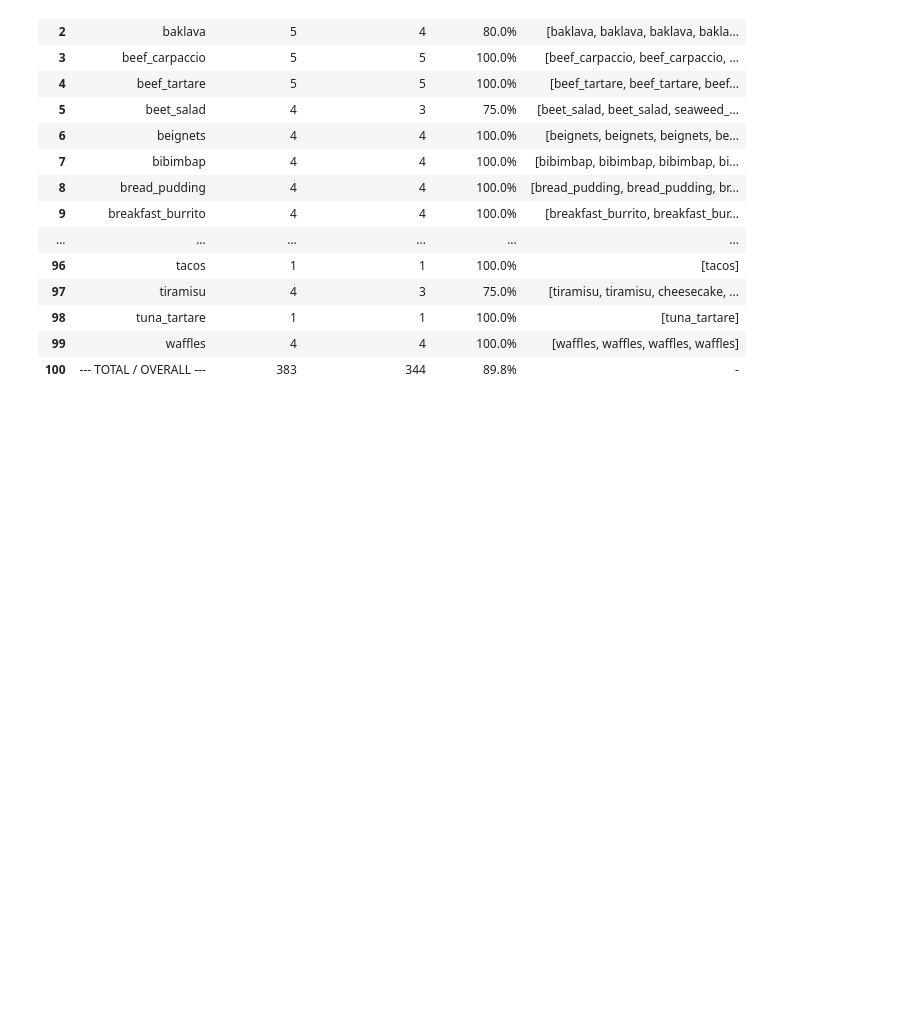
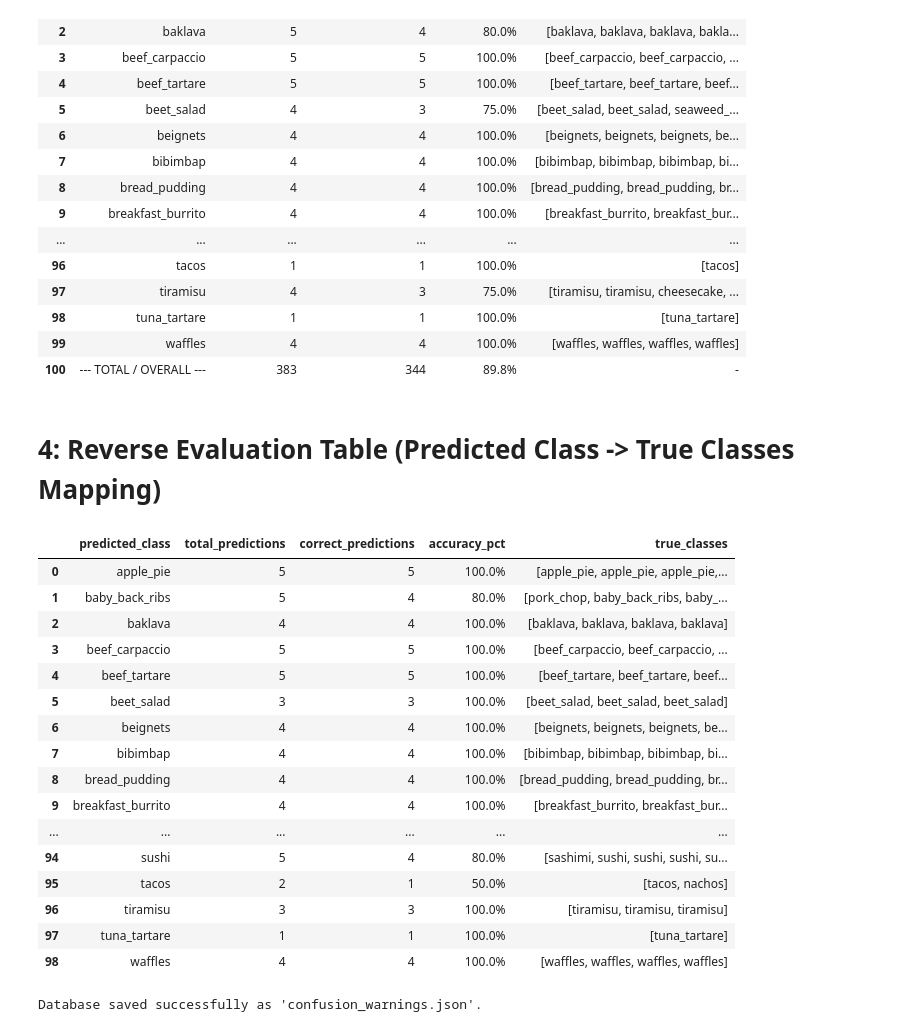
Before and after one commit to lrnzgll/gluten-guard, a Jupyter notebook: notebooks/isabel/predictions_cnt_basic.ipynb, the cells around one changed output. Saved outputs shown, nothing was run; the diff lists cells and outputs as text; code cells hidden in the pictures; blank space fills up the shorter version.

Commit message:
notebook update - creates and merges databases

```diff
--- a/notebooks/isabel/predictions_cnt_basic.ipynb
+++ b/notebooks/isabel/predictions_cnt_basic.ipynb
@@ -199,3 +199,45 @@ with pd.option_context('display.max_rows', None, 'display.max_colwidth', None):
 | 98 | tuna_tartare | 1 | 1 | 100.0% | [tuna_tartare] |
 | 99 | waffles | 4 | 4 | 100.0% | [waffles, waffles, waffles, waffles] |
 | 100 | --- TOTAL / OVERALL --- | 383 | 344 | 89.8% | - |
+# %% [markdown]
+# 4: Reverse Evaluation Table (Predicted Class -> True Classes Mapping)
+# %%
+# Group predictions by the predicted label and aggregate true labels
+predicted_summary = (
+    df_results.groupby("predicted_class")
+    .agg(
+        total_predictions=("true_class", "count"),
+        correct_predictions=("correct", "sum"),
+        accuracy=("correct", "mean"),
+        true_classes=("true_class", list)
+    )
+    .reset_index()
+)
+
+# Format accuracy as percentage
+predicted_summary["accuracy_pct"] = predicted_summary["accuracy"].map("{:.1%}".format)
+
+# Sort alphabetically by predicted class name
+predicted_summary = predicted_summary.sort_values(by="predicted_class", ascending=True)
+
+# Display table showing all rows
+with pd.option_context('display.max_rows', None, 'display.max_colwidth', None):
+    display(predicted_summary[["predicted_class", "total_predictions", "correct_predictions", "accuracy_pct", "true_classes"]])
+# %% [output]
+|  | predicted_class | total_predictions | correct_predictions | accuracy_pct | true_classes |
+| 0 | apple_pie | 5 | 5 | 100.0% | [apple_pie, apple_pie, apple_pie,... |
+| 1 | baby_back_ribs | 5 | 4 | 80.0% | [pork_chop, baby_back_ribs, baby_... |
+| 2 | baklava | 4 | 4 | 100.0% | [baklava, baklava, baklava, baklava] |
+| 3 | beef_carpaccio | 5 | 5 | 100.0% | [beef_carpaccio, beef_carpaccio, ... |
+| 4 | beef_tartare | 5 | 5 | 100.0% | [beef_tartare, beef_tartare, beef... |
+| 5 | beet_salad | 3 | 3 | 100.0% | [beet_salad, beet_salad, beet_salad] |
+| 6 | beignets | 4 | 4 | 100.0% | [beignets, beignets, beignets, be... |
+| 7 | bibimbap | 4 | 4 | 100.0% | [bibimbap, bibimbap, bibimbap, bi... |
+| 8 | bread_pudding | 4 | 4 | 100.0% | [bread_pudding, bread_pudding, br... |
+| 9 | breakfast_burrito | 4 | 4 | 100.0% | [breakfast_burrito, breakfast_bur... |
+| ... | ... | ... | ... | ... | ... |
+| 94 | sushi | 5 | 4 | 80.0% | [sashimi, sushi, sushi, sushi, su... |
+| 95 | tacos | 2 | 1 | 50.0% | [tacos, nachos] |
+| 96 | tiramisu | 3 | 3 | 100.0% | [tiramisu, tiramisu, tiramisu] |
+| 97 | tuna_tartare | 1 | 1 | 100.0% | [tuna_tartare] |
+| 98 | waffles | 4 | 4 | 100.0% | [waffles, waffles, waffles, waffles] |
@@ -201,0 +246,38 @@ with pd.option_context('display.max_rows', None, 'display.max_colwidth', None):
+# %%
+# 1. Identify confusion mappings where predicted_class != true_class
+confused_mapping = (
+    df_results[df_results["predicted_class"] != df_results["true_class"]]
+    .groupby("predicted_class")["true_class"]
+    .unique()
+    .apply(list)
+    .to_dict()
+)
+
+# 2. Extract all unique predicted classes from the results
+all_predicted_classes = sorted(df_results["predicted_class"].unique())
+
+# 3. Construct the dynamic dictionary
+confusion_warnings = {}
+
+for pred_class in all_predicted_classes:
+    confused_list = confused_mapping.get(pred_class, [])
+    has_warning = len(confused_list) > 0
+    formatted_label = pred_class.replace("_", " ").capitalize()
+
+    confusion_warnings[pred_class] = {
+        "label": formatted_label,
+        "celiac_risk": None,        # Placeholder for manual input
+        "contains_gluten": None,     # Placeholder for manual input
+        "confusion_warning": has_warning,
+        "confused_with": confused_list,
+        "notes": "",                 # Placeholder for manual input
+        "server_questions": []       # Placeholder for manual input
+    }
+
+# 4. Save the database directly to a JSON file
+with open("confusion_warnings.json", "w", encoding="utf-8") as f:
+    json.dump(confusion_warnings, f, indent=4)
+
+print("Database saved successfully as 'confusion_warnings.json'.")
+# %% [output]
+Database saved successfully as 'confusion_warnings.json'.
```
Also changed, not shown: parts of 2 cells of this notebook, 5 other files.
